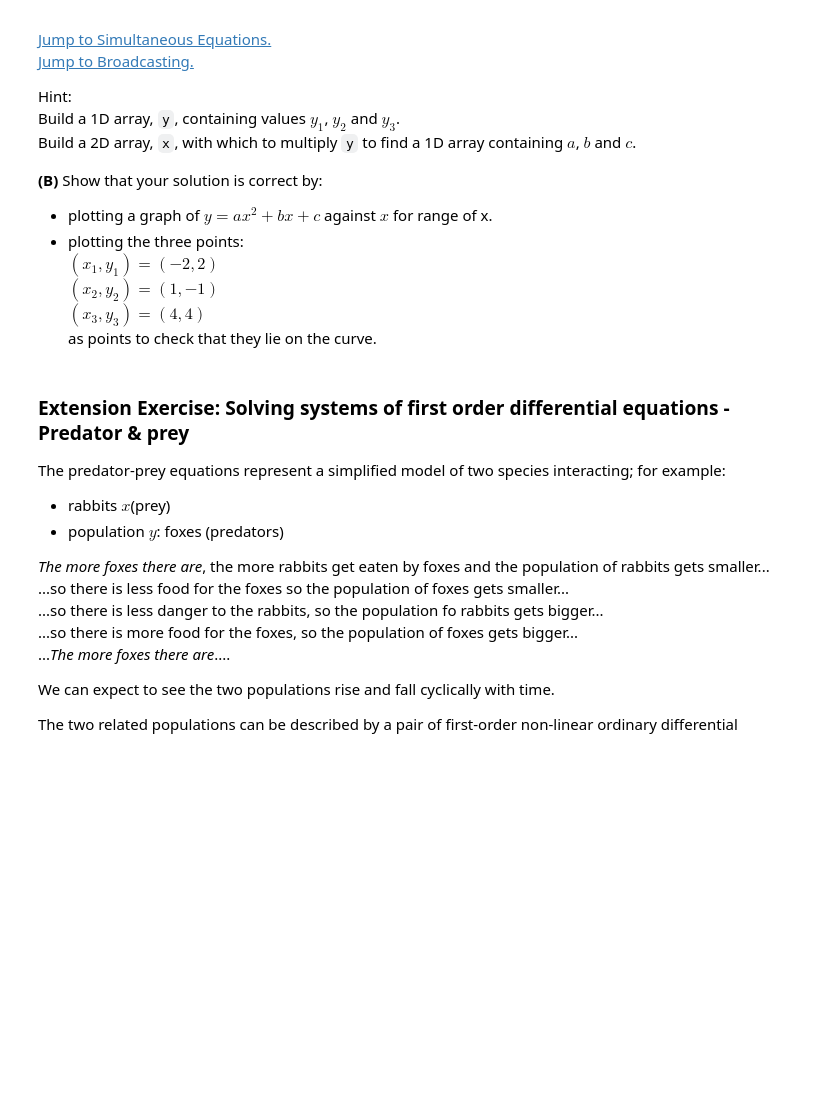
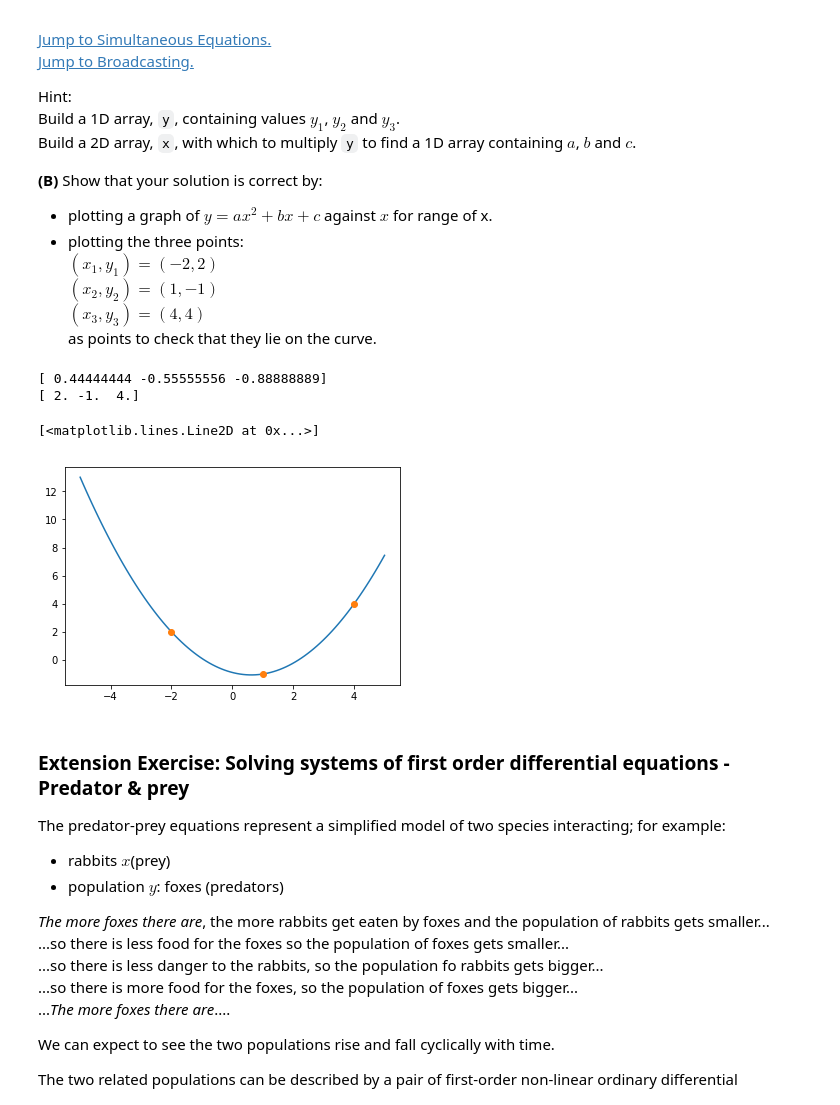
Before and after one commit to AyTanase/ILAS-, a Jupyter notebook: 7_Numerical_computation_with_Numpy.ipynb, the cells around one changed output. Cells and saved outputs as stored; diff of their text form; code cells hidden in the pictures; blank space fills up the shorter version.

```diff
--- a/7_Numerical_computation_with_Numpy.ipynb
+++ b/7_Numerical_computation_with_Numpy.ipynb
@@ -2747,3 +2916,20 @@ __(B)__ Show that your solution is correct by:
+# %%
+# Solve the smultaneous equations to find a, b and c
+x = np.array([-2, 1, 4])
+y = np.array([2, -1, 4])
+mat = np.array([x * x, x, np.ones(3)]).T
+ans = np.linalg.inv(mat) @ y
+print(ans)
+print(mat @ ans)
+u = np.linspace(-5, 5, 100)
+v = (ans[0] * u + ans[1]) * u + ans[2]
+plt.plot(u, v)
+plt.plot(x, y, 'o')
+# %% [output]
+[ 0.44444444 -0.55555556 -0.88888889]
+[ 2. -1.  4.]
+[<matplotlib.lines.Line2D at 0x...>]
+[figure, added]
 # %% [markdown]
 ### Extension Exercise:  Solving systems of first order differential equations - Predator & prey
 
```
Also changed, not shown: parts of 21 cells of this notebook.
